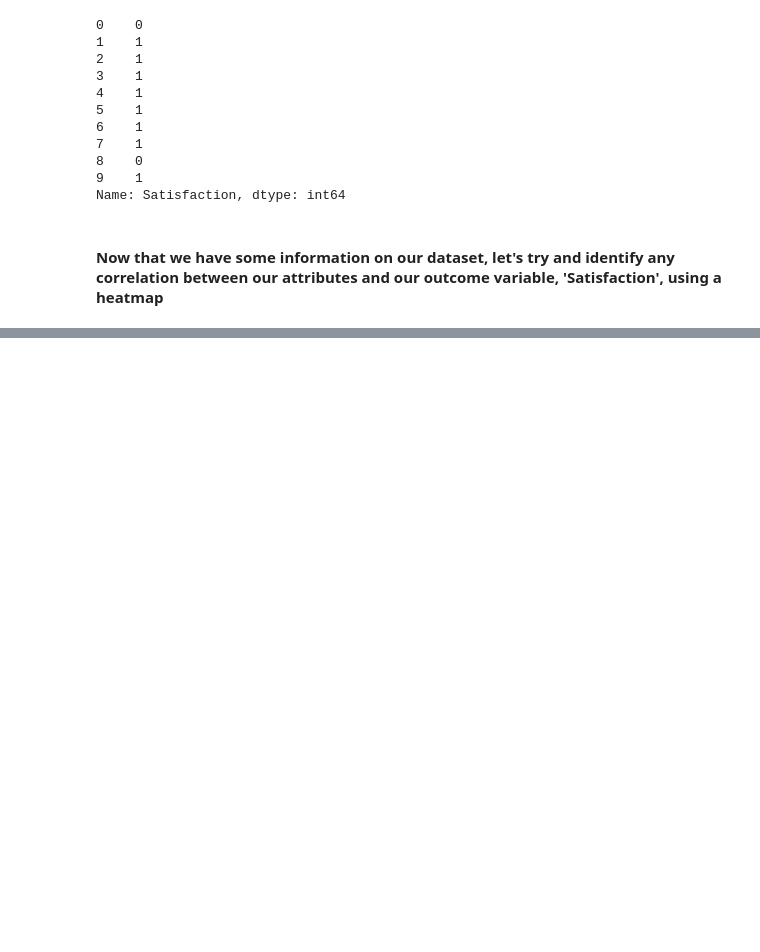
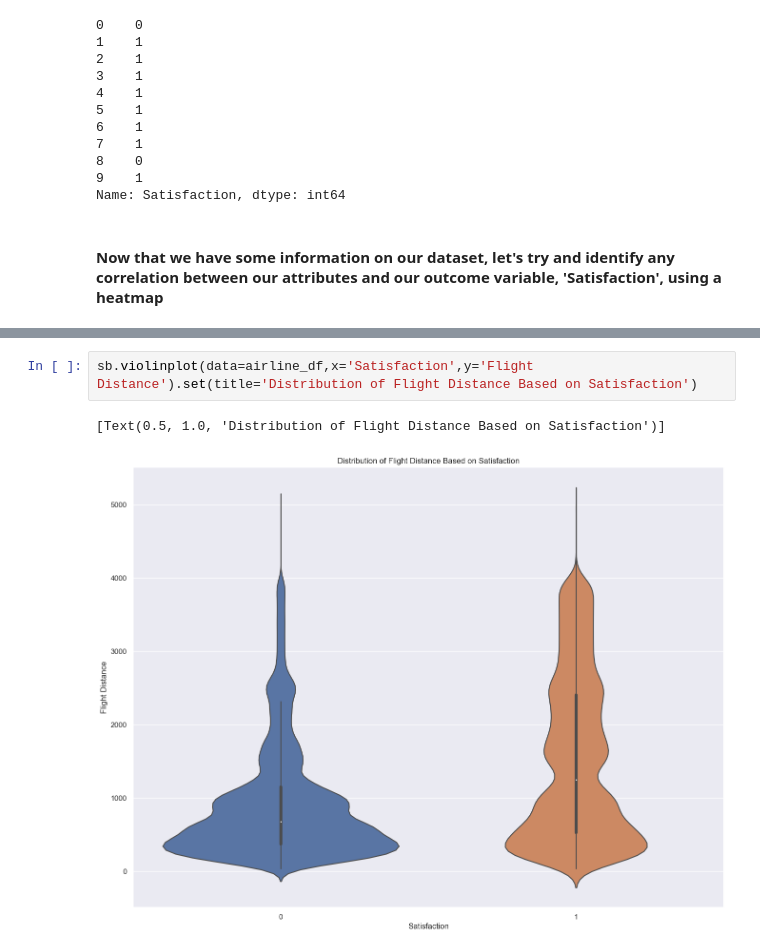
Before and after one commit to danielpayan13/Project-Portfolio, a Jupyter notebook: Data-Cleaning-and-EDA/Airline Passenger Satisfaction/Airline_Passenger_Satisfaction.ipynb, the cells around one changed output, grey strips where cells are left out. Drawn from its saved outputs; the diff is of its cells as text; blank space fills up the shorter version.

```diff
--- a/Data-Cleaning-and-EDA/Airline Passenger Satisfaction/Airline_Passenger_Satisfaction.ipynb
+++ b/Data-Cleaning-and-EDA/Airline Passenger Satisfaction/Airline_Passenger_Satisfaction.ipynb
@@ -116,0 +140,5 @@ sb.heatmap(corr_matrix,annot=True,fmt=".1f")
+# %%
+sb.violinplot(data=airline_df,x='Satisfaction',y='Flight Distance').set(title='Distribution of Flight Distance Based on Satisfaction')
+# %% [output]
+[Text(0.5, 1.0, 'Distribution of Flight Distance Based on Satisfaction')]
+[figure, added]
```
Also changed, not shown: parts of 10 cells of this notebook.
